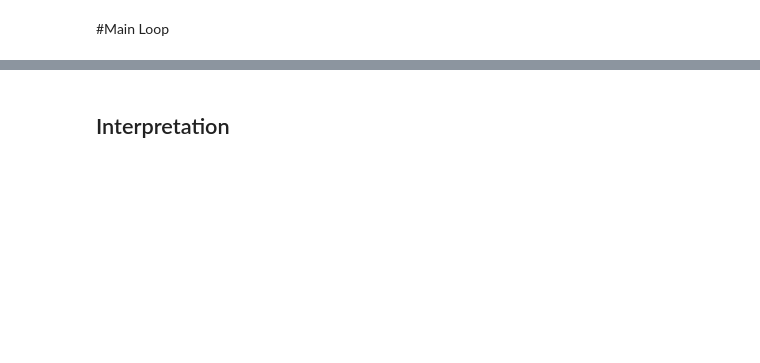
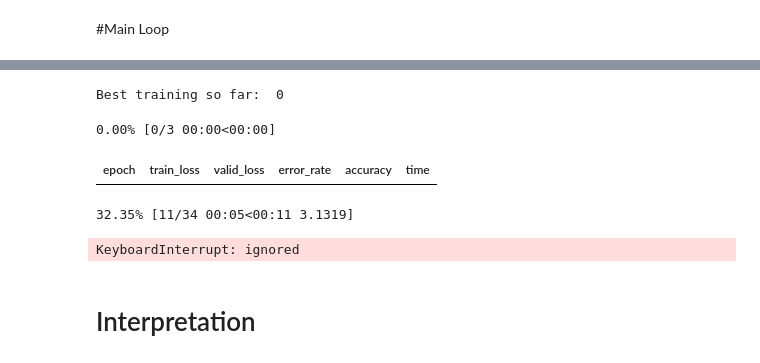
Before and after one commit to XateroX/MachineLearning-3DAnderson, a Jupyter notebook: current/GColab_AM_Train_3D_FastAI_ResNet.ipynb, the cells around one changed output, grey strips where cells are left out. Drawn from its saved outputs; the diff is of its cells as text; code cells hidden in the pictures; blank space fills up the shorter version.

```diff
--- a/current/GColab_AM_Train_3D_FastAI_ResNet.ipynb
+++ b/current/GColab_AM_Train_3D_FastAI_ResNet.ipynb
@@ -56,11 +73,10 @@ def get_files(folder):
 # %%
 d_type_opt = ('training', 'validation')
 
-#bs = 64
-bs = 64  # uncomment this line if you run out of memory even after clicking Kernel->Restart
-epoch_chunk = 15
-t_f_default = 0.6
-v_f_default = 0.3
+bs = 25
+epoch_chunk = 3
+t_f_default = 0.65
+v_f_default = 0.25
 training_fraction   = t_f_default
 validation_fraction = v_f_default
 # %%
@@ -431,2 +547,10 @@ Best training so far:  60
+# %%
+train_max_epochs(6,1,0.9)
+# %% [output]
+Best training so far:  0
+0.00% [0/3 00:00<00:00]
+| epoch | train_loss | valid_loss | error_rate | accuracy | time |
+32.35% [11/34 00:05<00:11 3.1319]
+KeyboardInterrupt: ignored
 # %% [markdown]
-## Interpretation
+# Interpretation
```
Also changed, not shown: parts of 56 cells of this notebook.
